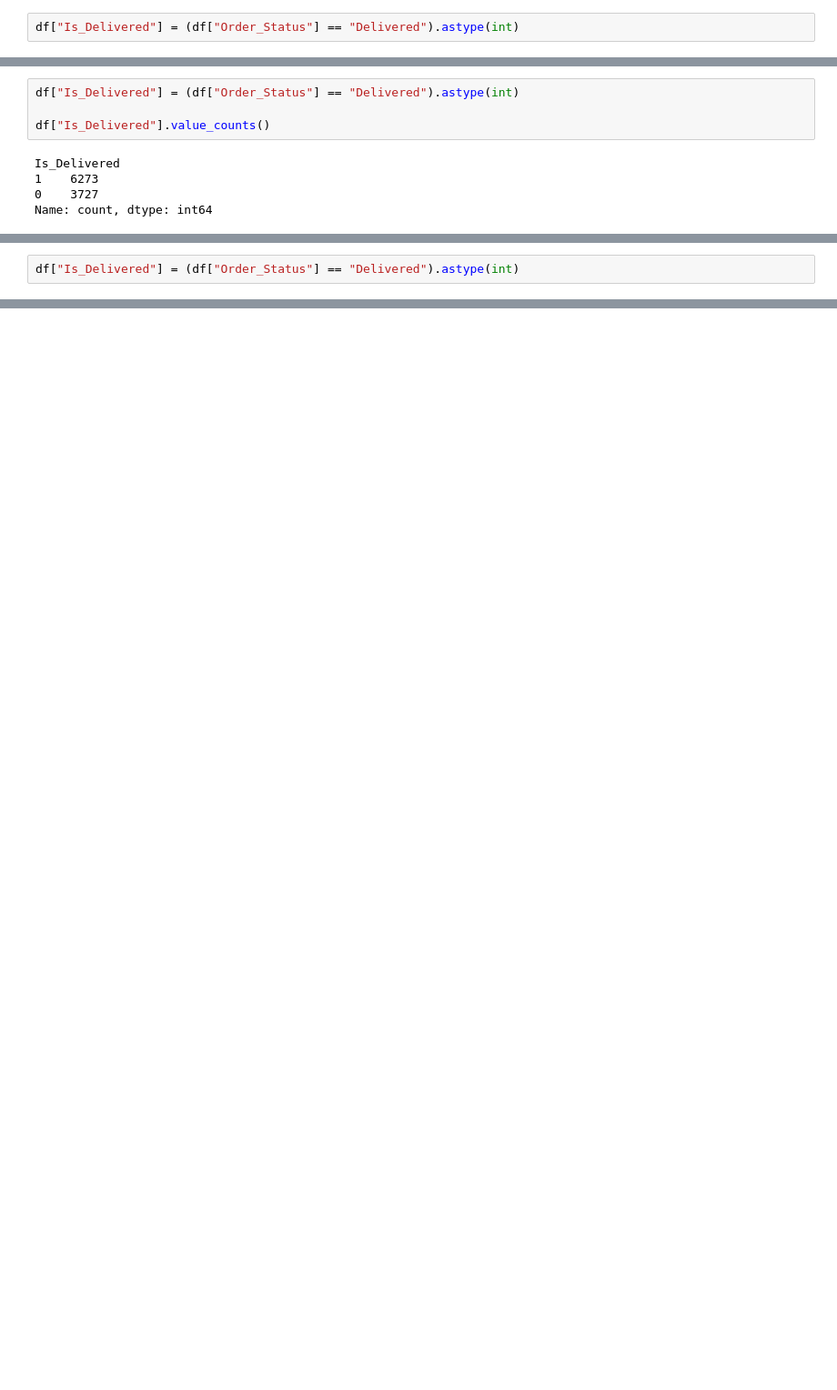
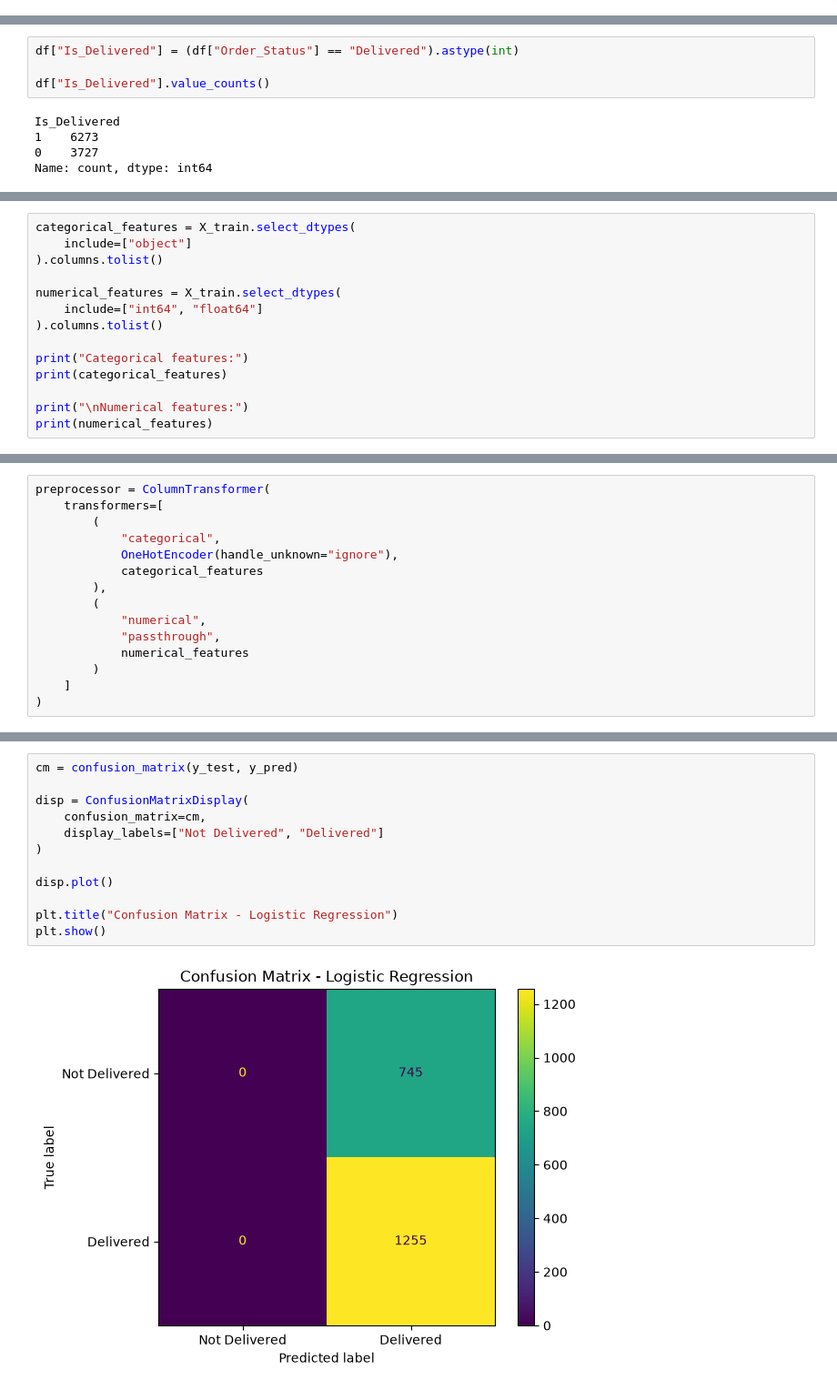
Before and after one commit to afnan2006-code/AI-ML-Learning, a Jupyter notebook: Day 6/baseline_model.ipynb, the cells around one changed output, grey strips where cells are left out. Shown at 91% size. Saved outputs shown, nothing was run; the diff lists cells and outputs as text; blank space fills up the shorter version.

Commit message:
Complete Day 6 baseline Logistic Regression project

```diff
--- a/Day 6/baseline_model.ipynb
+++ b/Day 6/baseline_model.ipynb
@@ -138,2 +97,0 @@ df["Order_Status"].nunique()
-# %%
-df["Is_Delivered"] = (df["Order_Status"] == "Delivered").astype(int)
@@ -223,2 +115,0 @@ See https://pandas.pydata.org/docs/user_guide/migration-3-strings.html#string-mi
-# %%
-df["Is_Delivered"] = (df["Order_Status"] == "Delivered").astype(int)
@@ -533,0 +209,14 @@ plt.show()
+# %%
+categorical_features = X_train.select_dtypes(
+    include=["object"]
+).columns.tolist()
+
+numerical_features = X_train.select_dtypes(
+    include=["int64", "float64"]
+).columns.tolist()
+
+print("Categorical features:")
+print(categorical_features)
+
+print("\nNumerical features:")
+print(numerical_features)
@@ -533,0 +240,15 @@ plt.show()
+# %%
+preprocessor = ColumnTransformer(
+    transformers=[
+        (
+            "categorical",
+            OneHotEncoder(handle_unknown="ignore"),
+            categorical_features
+        ),
+        (
+            "numerical",
+            "passthrough",
+            numerical_features
+        )
+    ]
+)
@@ -533,0 +352,14 @@ plt.show()
+# %%
+cm = confusion_matrix(y_test, y_pred)
+
+disp = ConfusionMatrixDisplay(
+    confusion_matrix=cm,
+    display_labels=["Not Delivered", "Delivered"]
+)
+
+disp.plot()
+
+plt.title("Confusion Matrix - Logistic Regression")
+plt.show()
+# %% [output]
+[figure, added]
```
Also changed, not shown: parts of 81 cells of this notebook.
